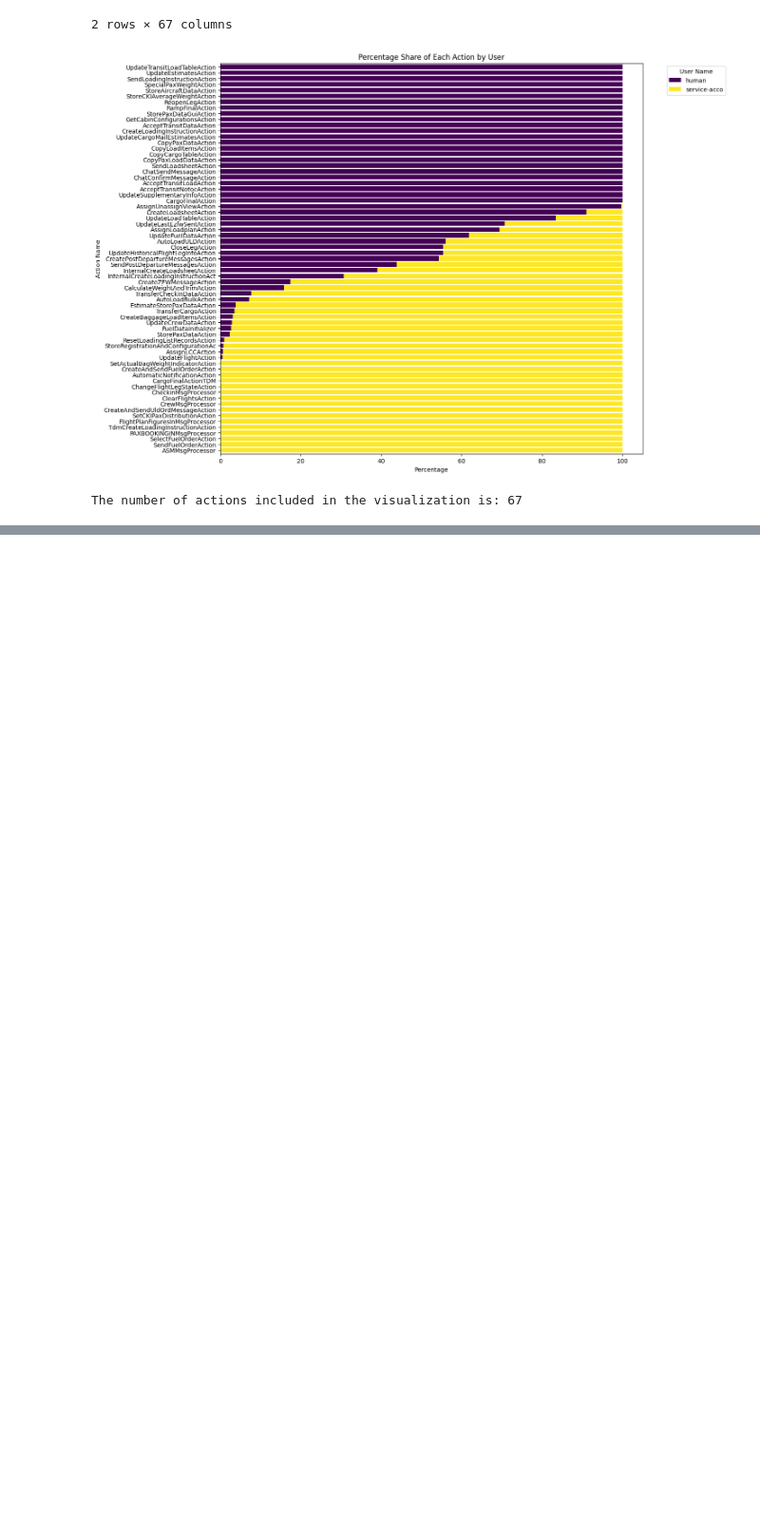
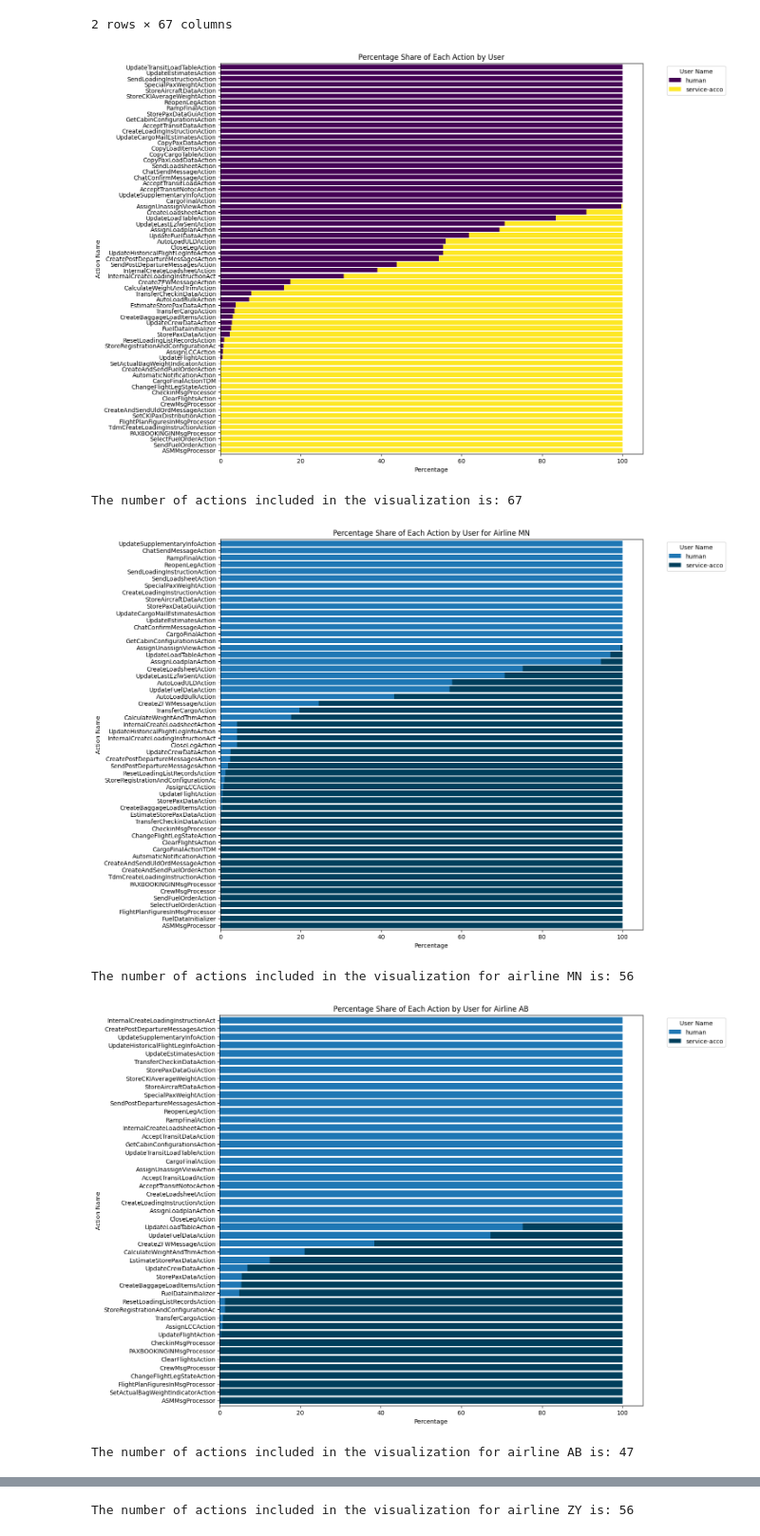
Before and after one commit to aref-hasan/aircraft_load, a Jupyter notebook: visualization/data_exploration.ipynb, the cells around one changed output, grey strips where cells are left out. Shown at 95% size. Saved outputs shown, nothing was run; the diff lists cells and outputs as text; code cells hidden in the pictures; blank space fills up the shorter version.

Commit message:
service vs human

```diff
--- a/visualization/data_exploration.ipynb
+++ b/visualization/data_exploration.ipynb
@@ -443,3 +450,60 @@ print(f'The number of actions included in the visualization is: {num_actions_in_
 # %% [output]
 [figure]
 The number of actions included in the visualization is: 67
+# %%
+import matplotlib.pyplot as plt
+import seaborn as sns
+import pandas as pd
+
+# make sure 'creation_time' is a datetime column
+data['creation_time'] = pd.to_datetime(data['creation_time'])
+
+# get the unique airline codes
+airlines = data['airline_code'].unique()
+
+for airline in airlines:
+    # filter data for the current airline
+    airline_data = data[data['airline_code'] == airline]
+
+    # count actions by type for each user
+    user_action_counts = airline_data.groupby(['user_name', 'action_name']).size().unstack().fillna(0)
+
+    # calculate the total number of actions for each action
+    total_action_counts = user_action_counts.sum(axis=0)
+
+    # calculate the percentage of each user's actions for each action
+    user_action_percentage = user_action_counts.div(total_action_counts, axis=1) * 100
+
+    # sort actions by the percentage of 'human' or 'service-acco'
+    # choose the user to sort by, for example 'human'
+    user_to_sort_by = 'human'
+    sorted_actions = user_action_percentage.T.sort_values(by=user_to_sort_by, ascending=False).index
+
+    # plot the percentage share of each action by each user with swapped axes and increased spacing
+    fig, ax = plt.subplots(figsize=(15, 10))
+    palette = ['#1f77b4', '#003f5c']  # blue and dark blue colors
+    user_action_percentage[sorted_actions].T.plot(kind='barh', stacked=True, ax=ax, color=palette, width=0.8)
+
+    # add title and labels
+    plt.title(f'Percentage Share of Each Action by User for Airline {airline}')
+    plt.xlabel('Percentage')
+    plt.ylabel('Action Name')
+    plt.legend(title='User Name', bbox_to_anchor=(1.05, 1), loc='upper left')
+
+    # add more spacing between the bars
+    ax.set_yticks([i for i in range(len(sorted_actions))])
+    ax.set_yticklabels(sorted_actions, ha='right')
+    plt.gca().invert_yaxis()
+
+    # adjust layout for more spacing
+    plt.tight_layout(pad=0.95)
+    plt.show()
+
+    # Count the number of actions included in the visualization
+    num_actions_in_visualization = len(sorted_actions)
+    print(f'The number of actions included in the visualization for airline {airline} is: {num_actions_in_visualization}')
+# %% [output]
+[figure, added]
+The number of actions included in the visualization for airline MN is: 56
+[figure, added]
+The number of actions included in the visualization for airline AB is: 47
@@ -445,0 +511 @@ The number of actions included in the visualization is: 67
+The number of actions included in the visualization for airline ZY is: 56
```
Also changed, not shown: parts of 8 cells of this notebook, 4 other files.
